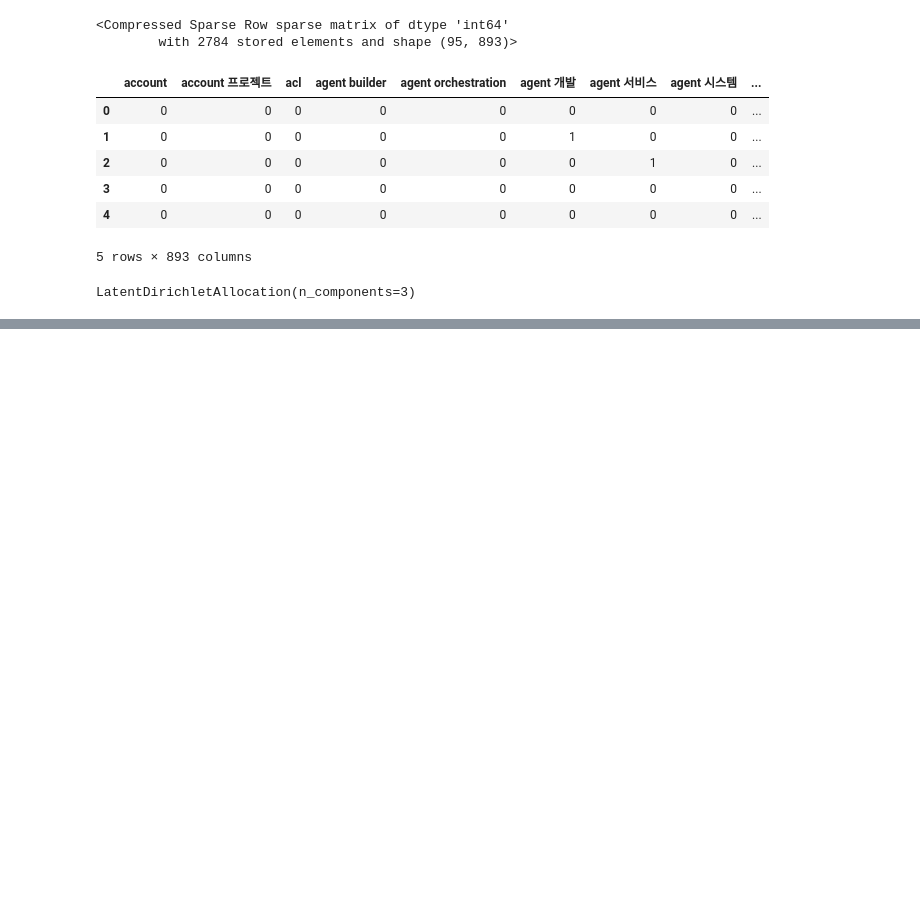
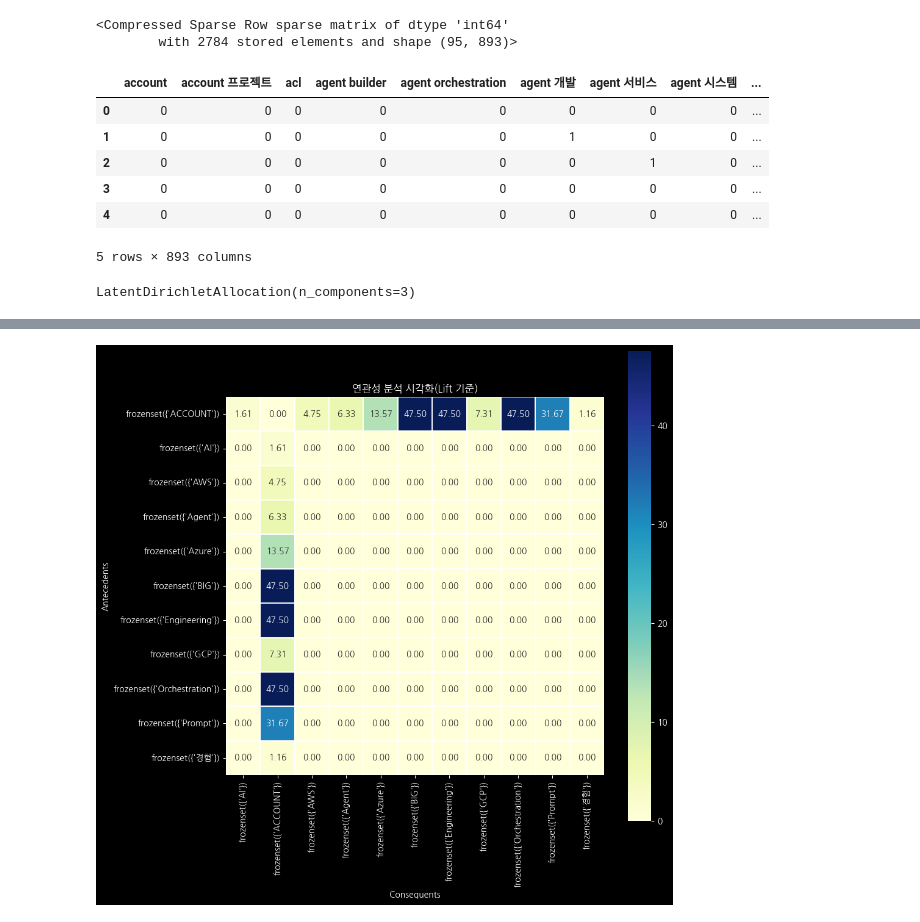
Before and after one commit to yeonsanghun/portenup_ai3_project1_3, a Jupyter notebook: jinwoo/gropubyskillset.ipynb, the cells around one changed output, grey strips where cells are left out. Drawn from its saved outputs; the diff is of its cells as text; code cells hidden in the pictures; blank space fills up the shorter version.

```diff
--- a/jinwoo/gropubyskillset.ipynb
+++ b/jinwoo/gropubyskillset.ipynb
@@ -373,0 +523,3 @@ for n in range(jobmain_n_topic):
+# %%
+prefer_df = pd.DataFrame(prefer_te_arr, columns=prefer_te.columns_)
+prefer_df
@@ -373,0 +576,3 @@ for n in range(jobmain_n_topic):
+# %%
+frequent_itemsets_prefer = apriori(prefer_df, min_support=0.02, use_colnames=True, max_len=2)
+frequent_itemsets_prefer
@@ -373,0 +627,3 @@ for n in range(jobmain_n_topic):
+# %%
+prefer_rules = association_rules(frequent_itemsets_prefer, metric="lift", min_threshold=1.0)
+prefer_rules[["antecedents", "consequents", "support", "confidence", "lift"]]
@@ -373,0 +686,5 @@ for n in range(jobmain_n_topic):
+# %%
+prefer_pivot_data = prefer_rules.head(20).pivot_table(
+    index="antecedents", columns="consequents", values="lift", fill_value=0
+)
+prefer_pivot_data
@@ -373,0 +726,9 @@ for n in range(jobmain_n_topic):
+# %%
+plt.figure(figsize=(10,10))
+sns.heatmap(prefer_pivot_data, annot=True, cmap="YlGnBu", fmt=".2f", linewidths=0.3, square=True)
+plt.title("연관성 분석 시각화(Lift 기준)")
+plt.xlabel("Consequents")
+plt.ylabel("Antecedents")
+plt.show()
+# %% [output]
+[figure, added]
```
Also changed, not shown: parts of 43 cells of this notebook.
